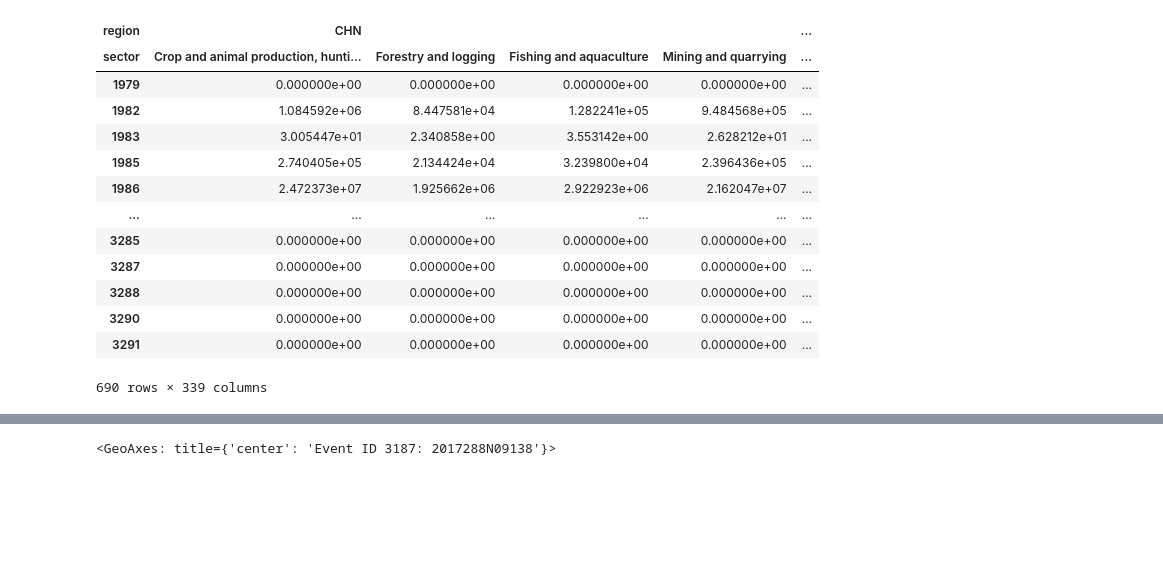
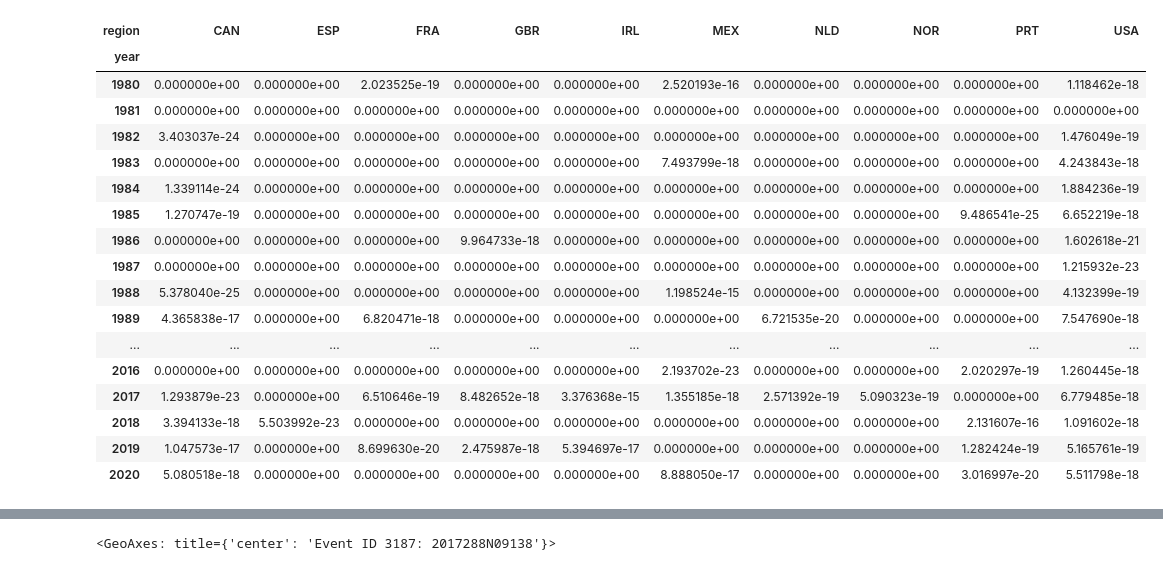
Before and after one commit to zeliest/compound_events_supply_chain, a Jupyter notebook: compute_sector_impacts.ipynb, the cells around one changed output, grey strips where cells are left out. Cells and saved outputs as stored; diff of their text form; code cells hidden in the pictures; blank space fills up the shorter version.

```diff
--- a/compute_sector_impacts.ipynb
+++ b/compute_sector_impacts.ipynb
@@ -65,17 +162,0 @@ supchain_impacted["event_date"] = tc_wp.date[matching_indices]
-# %%
-supchain_impacted
-# %% [output]
-| region | CHN |  |  |  | ... |
-| sector | Crop and animal production, hunti... | Forestry and logging | Fishing and aquaculture | Mining and quarrying | ... |
-| 1979 | 0.000000e+00 | 0.000000e+00 | 0.000000e+00 | 0.000000e+00 | ... |
-| 1982 | 1.084592e+06 | 8.447581e+04 | 1.282241e+05 | 9.484568e+05 | ... |
-| 1983 | 3.005447e+01 | 2.340858e+00 | 3.553142e+00 | 2.628212e+01 | ... |
-| 1985 | 2.740405e+05 | 2.134424e+04 | 3.239800e+04 | 2.396436e+05 | ... |
-| 1986 | 2.472373e+07 | 1.925662e+06 | 2.922923e+06 | 2.162047e+07 | ... |
-| ... | ... | ... | ... | ... | ... |
-| 3285 | 0.000000e+00 | 0.000000e+00 | 0.000000e+00 | 0.000000e+00 | ... |
-| 3287 | 0.000000e+00 | 0.000000e+00 | 0.000000e+00 | 0.000000e+00 | ... |
-| 3288 | 0.000000e+00 | 0.000000e+00 | 0.000000e+00 | 0.000000e+00 | ... |
-| 3290 | 0.000000e+00 | 0.000000e+00 | 0.000000e+00 | 0.000000e+00 | ... |
-| 3291 | 0.000000e+00 | 0.000000e+00 | 0.000000e+00 | 0.000000e+00 | ... |
-690 rows × 339 columns
@@ -81,0 +181,21 @@ supchain_impacted
+# %%
+impacts_by_region_by_years
+# %% [output]
+| region | CAN | ESP | FRA | GBR | IRL | MEX | NLD | NOR | PRT | USA |
+| year |  |  |  |  |  |  |  |  |  |  |
+| 1980 | 0.000000e+00 | 0.000000e+00 | 2.023525e-19 | 0.000000e+00 | 0.000000e+00 | 2.520193e-16 | 0.000000e+00 | 0.000000e+00 | 0.000000e+00 | 1.118462e-18 |
+| 1981 | 0.000000e+00 | 0.000000e+00 | 0.000000e+00 | 0.000000e+00 | 0.000000e+00 | 0.000000e+00 | 0.000000e+00 | 0.000000e+00 | 0.000000e+00 | 0.000000e+00 |
+| 1982 | 3.403037e-24 | 0.000000e+00 | 0.000000e+00 | 0.000000e+00 | 0.000000e+00 | 0.000000e+00 | 0.000000e+00 | 0.000000e+00 | 0.000000e+00 | 1.476049e-19 |
+| 1983 | 0.000000e+00 | 0.000000e+00 | 0.000000e+00 | 0.000000e+00 | 0.000000e+00 | 7.493799e-18 | 0.000000e+00 | 0.000000e+00 | 0.000000e+00 | 4.243843e-18 |
+| 1984 | 1.339114e-24 | 0.000000e+00 | 0.000000e+00 | 0.000000e+00 | 0.000000e+00 | 0.000000e+00 | 0.000000e+00 | 0.000000e+00 | 0.000000e+00 | 1.884236e-19 |
+| 1985 | 1.270747e-19 | 0.000000e+00 | 0.000000e+00 | 0.000000e+00 | 0.000000e+00 | 0.000000e+00 | 0.000000e+00 | 0.000000e+00 | 9.486541e-25 | 6.652219e-18 |
+| 1986 | 0.000000e+00 | 0.000000e+00 | 0.000000e+00 | 9.964733e-18 | 0.000000e+00 | 0.000000e+00 | 0.000000e+00 | 0.000000e+00 | 0.000000e+00 | 1.602618e-21 |
+| 1987 | 0.000000e+00 | 0.000000e+00 | 0.000000e+00 | 0.000000e+00 | 0.000000e+00 | 0.000000e+00 | 0.000000e+00 | 0.000000e+00 | 0.000000e+00 | 1.215932e-23 |
+| 1988 | 5.378040e-25 | 0.000000e+00 | 0.000000e+00 | 0.000000e+00 | 0.000000e+00 | 1.198524e-15 | 0.000000e+00 | 0.000000e+00 | 0.000000e+00 | 4.132399e-19 |
+| 1989 | 4.365838e-17 | 0.000000e+00 | 6.820471e-18 | 0.000000e+00 | 0.000000e+00 | 0.000000e+00 | 6.721535e-20 | 0.000000e+00 | 0.000000e+00 | 7.547690e-18 |
+| ... | ... | ... | ... | ... | ... | ... | ... | ... | ... | ... |
+| 2016 | 0.000000e+00 | 0.000000e+00 | 0.000000e+00 | 0.000000e+00 | 0.000000e+00 | 2.193702e-23 | 0.000000e+00 | 0.000000e+00 | 2.020297e-19 | 1.260445e-18 |
+| 2017 | 1.293879e-23 | 0.000000e+00 | 6.510646e-19 | 8.482652e-18 | 3.376368e-15 | 1.355185e-18 | 2.571392e-19 | 5.090323e-19 | 0.000000e+00 | 6.779485e-18 |
+| 2018 | 3.394133e-18 | 5.503992e-23 | 0.000000e+00 | 0.000000e+00 | 0.000000e+00 | 0.000000e+00 | 0.000000e+00 | 0.000000e+00 | 2.131607e-16 | 1.091602e-18 |
+| 2019 | 1.047573e-17 | 0.000000e+00 | 8.699630e-20 | 2.475987e-18 | 5.394697e-17 | 0.000000e+00 | 0.000000e+00 | 0.000000e+00 | 1.282424e-19 | 5.165761e-19 |
+| 2020 | 5.080518e-18 | 0.000000e+00 | 0.000000e+00 | 0.000000e+00 | 0.000000e+00 | 8.888050e-17 | 0.000000e+00 | 0.000000e+00 | 3.016997e-20 | 5.511798e-18 |
```
Also changed, not shown: parts of 42 cells of this notebook.
